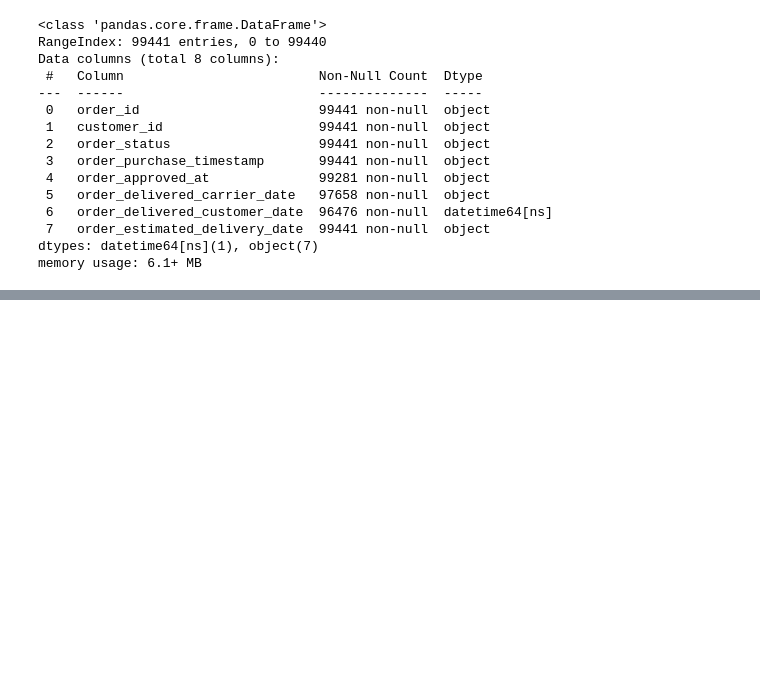
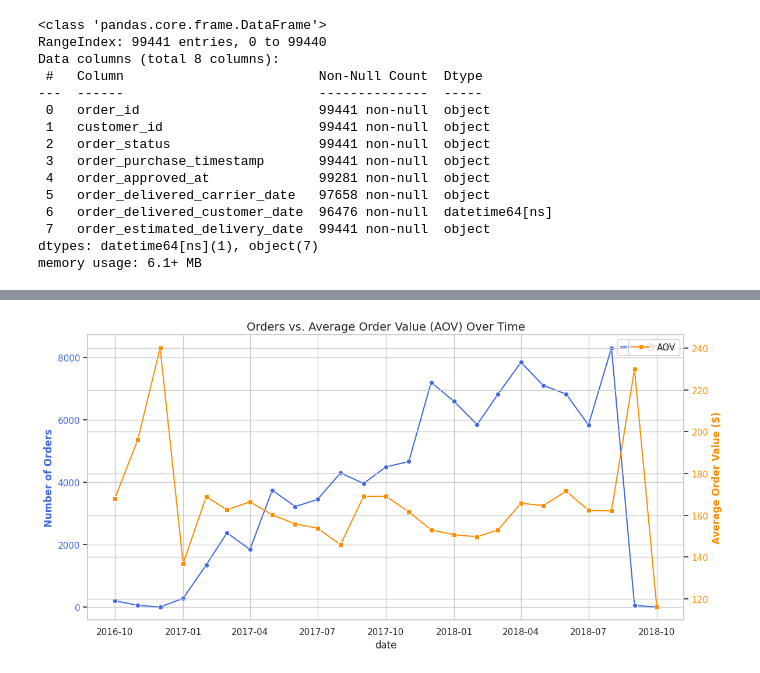
Before and after one commit to aryan802/kaggle_sql, a Jupyter notebook: 1-olist-exploration-case-study.ipynb, the cells around one changed output, grey strips where cells are left out. Cells and saved outputs as stored; diff of their text form; code cells hidden in the pictures; blank space fills up the shorter version.

```diff
--- a/1-olist-exploration-case-study.ipynb
+++ b/1-olist-exploration-case-study.ipynb
@@ -867,0 +888,10 @@ orders[(orders.order_delivered_customer_date.dt.year == 2018) & (orders.order_de
+# %%
+or_rev_aov_sorted['order_prev_month'] = or_rev_aov_sorted['orders'].shift(1)
+or_rev_aov_sorted['revenue_prev_month'] = or_rev_aov_sorted['revenue'].shift(1)
+or_rev_aov_sorted['aov_prev_month'] = or_rev_aov_sorted['aov'].shift(1)
+# %%
+or_rev_aov_sorted['orders_increase_pct'] =((or_rev_aov_sorted['orders'] - or_rev_aov_sorted['order_prev_month'])/or_rev_aov_sorted['orders'])*100
+or_rev_aov_sorted['revenue_increase_pct'] =((or_rev_aov_sorted['revenue'] - or_rev_aov_sorted['revenue_prev_month'])/or_rev_aov_sorted['revenue'])*100
+or_rev_aov_sorted['aov_increase_pct'] =((or_rev_aov_sorted['aov'] - or_rev_aov_sorted['aov_prev_month'])/or_rev_aov_sorted['aov'])*100
+# %%
+or_rev_aov_sorted = or_rev_aov_sorted.drop(columns=['order_prev_month','revenue_prev_month','aov_prev_month'])
@@ -867,0 +918,36 @@ orders[(orders.order_delivered_customer_date.dt.year == 2018) & (orders.order_de
+# %%
+import matplotlib.pyplot as plt
+import seaborn as sns
+
+# Convert date column to datetime if you haven't already
+or_rev_aov_sorted["date"] = pd.to_datetime(or_rev_aov_sorted["date"])
+
+sns.set_theme(style="whitegrid")
+fig, ax1 = plt.subplots(figsize=(12, 6))
+
+# Plot Orders on the Left Y-Axis
+sns.lineplot(
+    data=or_rev_aov_sorted,
+    x="date",
+    y="orders",
+    color="royalblue",
+    marker="o",
+    ax=ax1,
+    label="Orders",
+)
+ax1.set_ylabel("Number of Orders", color="royalblue", fontweight="bold")
+ax1.tick_params(axis="y", labelcolor="royalblue")
+
+# Create a second Y-axis for AOV
+ax2 = ax1.twinx()
+sns.lineplot(
+    data=or_rev_aov_sorted, x="date", y="aov", color="darkorange", marker="s", ax=ax2, label="AOV"
+)
+ax2.set_ylabel("Average Order Value ($)", color="darkorange", fontweight="bold")
+ax2.tick_params(axis="y", labelcolor="darkorange")
+
+plt.title("Orders vs. Average Order Value (AOV) Over Time", fontsize=14)
+fig.tight_layout()
+plt.show()
+# %% [output]
+[figure, added]
```
Also changed, not shown: parts of 8 cells of this notebook.
